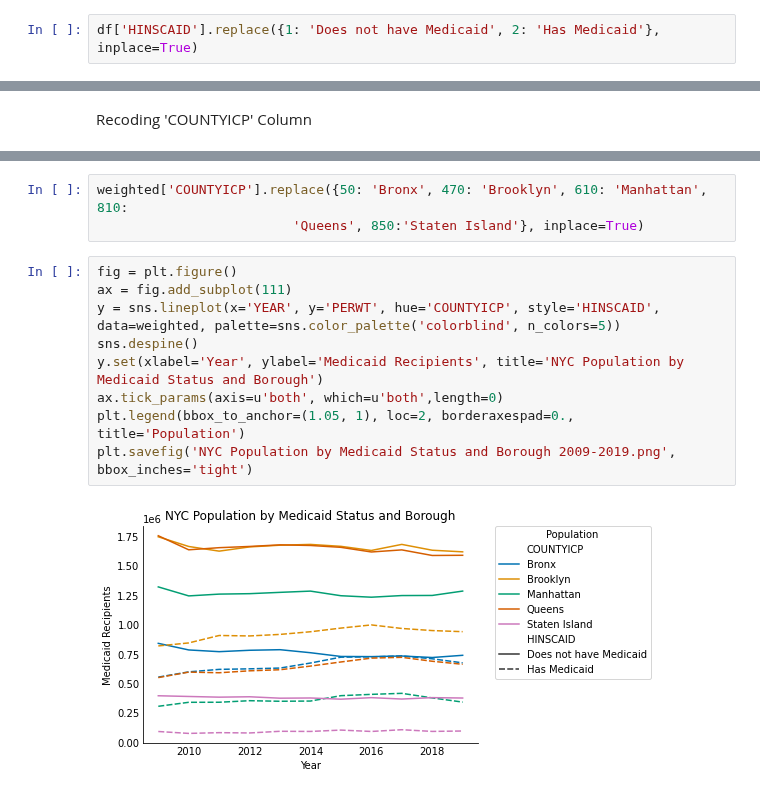
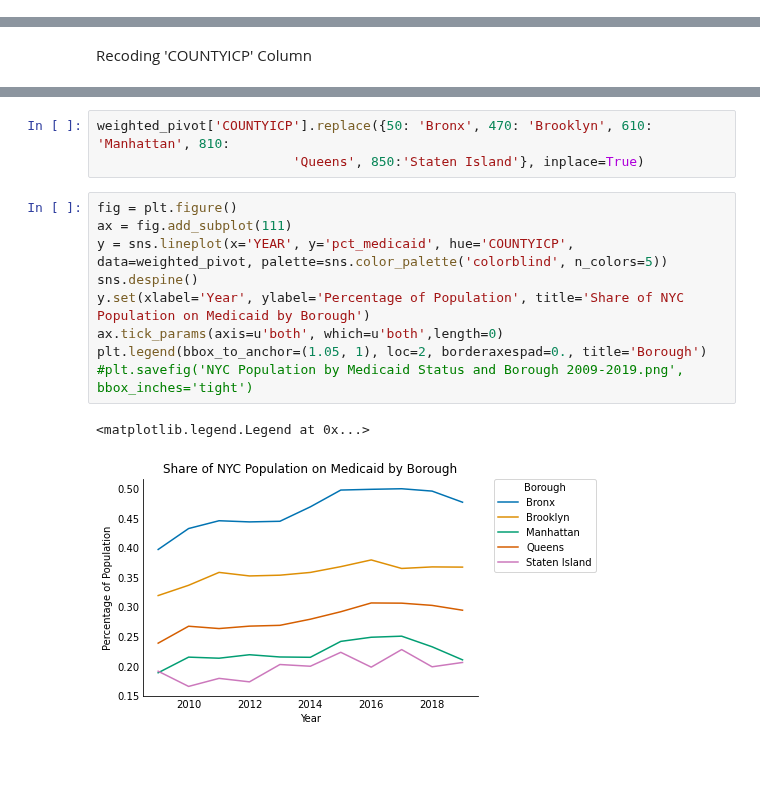
Before and after one commit to mspp-data-studio-2021/Ariel_Medex, a Jupyter notebook: 004 Combined Medicaid and Non-Medicaid Population Analysis.ipynb, the cells around one changed output, grey strips where cells are left out. Drawn from its saved outputs; the diff is of its cells as text; blank space fills up the shorter version.

```diff
--- a/004 Combined Medicaid and Non-Medicaid Population Analysis.ipynb
+++ b/004 Combined Medicaid and Non-Medicaid Population Analysis.ipynb
@@ -91,7 +65,5 @@ weighted_df
 # %% [markdown]
 Recoding 'HINSCAID' Column
-# %%
-df['HINSCAID'].replace({1: 'Does not have Medicaid', 2: 'Has Medicaid'}, inplace=True)
 # %%
 fig = plt.figure()
 ax = fig.add_subplot(111)
@@ -139,14 +110,15 @@ weighted_pivot
 # %%
-weighted['COUNTYICP'].replace({50: 'Bronx', 470: 'Brooklyn', 610: 'Manhattan', 810:
+weighted_pivot['COUNTYICP'].replace({50: 'Bronx', 470: 'Brooklyn', 610: 'Manhattan', 810:
                          'Queens', 850:'Staten Island'}, inplace=True)
 # %%
 fig = plt.figure()
 ax = fig.add_subplot(111)
-y = sns.lineplot(x='YEAR', y='PERWT', hue='COUNTYICP', style='HINSCAID', data=weighted, palette=sns.color_palette('colorblind', n_colors=5))
+y = sns.lineplot(x='YEAR', y='pct_medicaid', hue='COUNTYICP', data=weighted_pivot, palette=sns.color_palette('colorblind', n_colors=5))
 sns.despine()
-y.set(xlabel='Year', ylabel='Medicaid Recipients', title='NYC Population by Medicaid Status and Borough')
+y.set(xlabel='Year', ylabel='Percentage of Population', title='Share of NYC Population on Medicaid by Borough')
 ax.tick_params(axis=u'both', which=u'both',length=0)
-plt.legend(bbox_to_anchor=(1.05, 1), loc=2, borderaxespad=0., title='Population')
-plt.savefig('NYC Population by Medicaid Status and Borough 2009-2019.png', bbox_inches='tight')
+plt.legend(bbox_to_anchor=(1.05, 1), loc=2, borderaxespad=0., title='Borough')
+#plt.savefig('NYC Population by Medicaid Status and Borough 2009-2019.png', bbox_inches='tight')
 # %% [output]
+<matplotlib.legend.Legend at 0x...>
-[figure, old version]
+[figure, new version]
```
Also changed, not shown: parts of 8 cells of this notebook.
